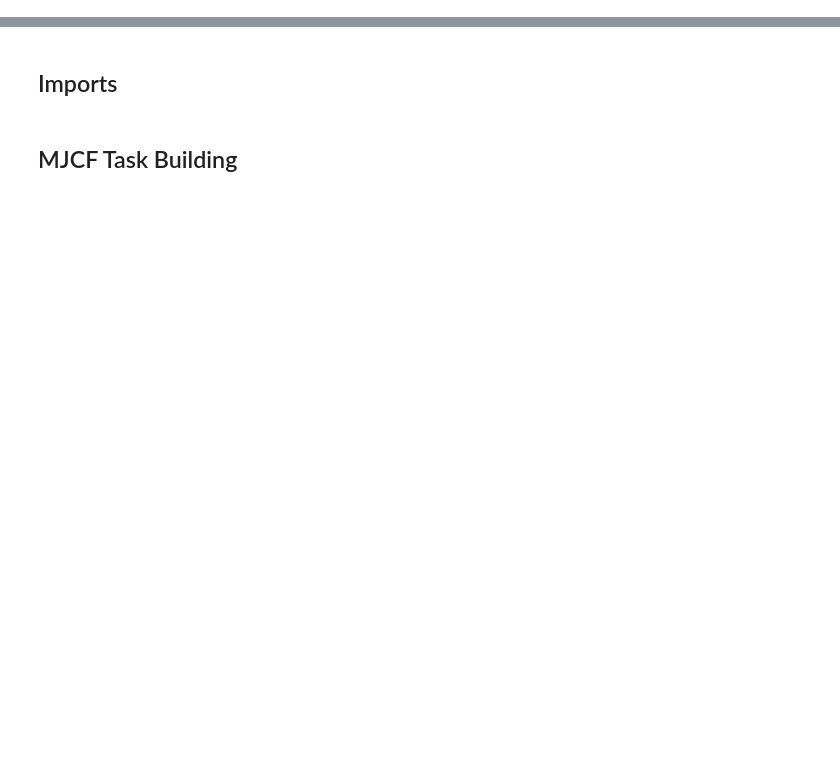
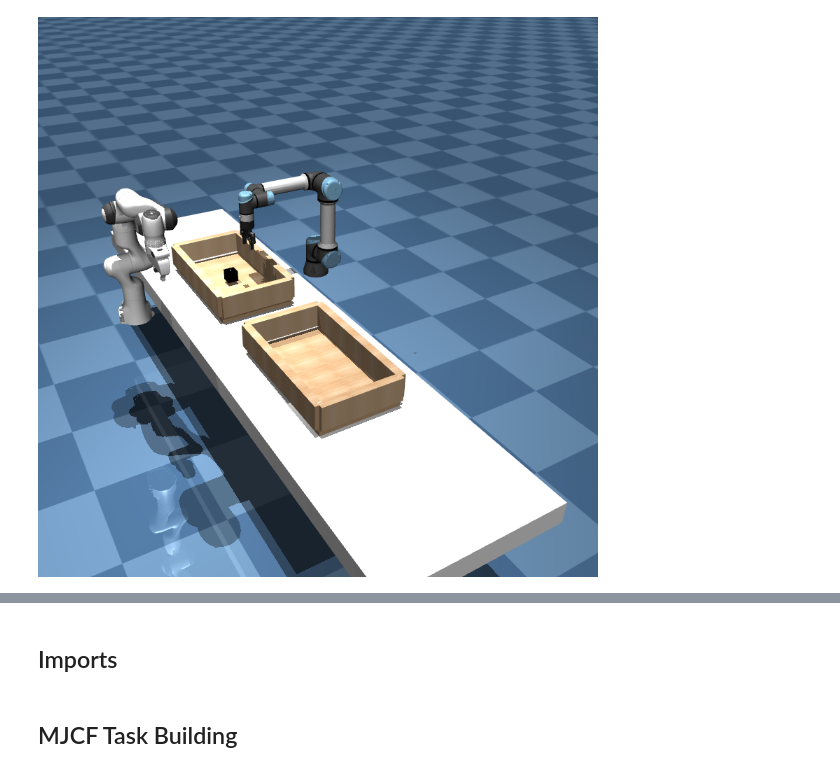
Before and after one commit to vignesh-anand/robot-collab-v2, a Jupyter notebook: multi-arm_demo.ipynb, the cells around one changed output, grey strips where cells are left out. Cells and saved outputs as stored; diff of their text form; code cells hidden in the pictures; blank space fills up the shorter version.

```diff
--- a/multi-arm_demo.ipynb
+++ b/multi-arm_demo.ipynb
@@ -0,0 +92,19 @@
+# %%
+sort_task=mjcf.RootElement(model='sort_task')
+sort_task.compiler.angle="radian"
+sort_task.compiler.autolimits="true"
+
+sort_task.visual.headlight.diffuse="0.6 0.6 0.6"
+sort_task.visual.headlight.ambient="0.1 0.1 0.1"
+sort_task.visual.headlight.specular="0 0 0"
+sort_task.visual.__getattr__('global').azimuth="0"
+sort_task.visual.__getattr__('global').elevation="-30"
+sort_task.visual.__getattr__('global').offwidth="1000"
+sort_task.visual.__getattr__('global').offheight="1000"
+sort_task.visual.quality.shadowsize="4096"
+
+# /home/adityadutt/Desktop/robot-collab-v2/rocobench/envs
+light_wood_texture=sort_task.asset.add('texture',file= root_dir + '/rocobench/envs/assets/objects/textures/light-wood.png',type="2d",name='tex-light-wood')
+light_wood=sort_task.asset.add('material',name='light-wood',reflectance=0.2,texrepeat="15 15",texture='tex-light-wood',texuniform='true')
+chequered = sort_task.asset.add('texture', type='2d', builtin='checker', width=300, height=300, rgb1=[.2, .3, .4], rgb2=[.3, .4, .5])
+groundplane = sort_task.asset.add('material', name='grid', texture=chequered, texrepeat=[2, 2], reflectance=.2)
@@ -0,0 +184,15 @@
+# %%
+#sort_task.contact.add('pair', name="milk_panda", geom1="panda1/panda_hand_collision", geom2="box_collision", margin="0.05")
+# sort_task.equality.add('weld',name='panda1_top',body1='box_top',body2='panda1/panda_palm',relpose='0 0 0 1 0 0 0',active='false')
+# sort_task.equality.add('weld',name='panda1_bottom',body1='box_bottom',body2='panda1/panda_palm',relpose='0 0 0 1 0 0 0',active='false')
+
+# sort_task.equality.add('weld',name='ur5e_top',body1='box_top',body2='ur5e/robotiq_tip',relpose='0 0 0 1 0 0 0',active='false')
+# sort_task.equality.add('weld',name='ur5e_bottom',body1='box_bottom',body2='ur5e/robotiq_tip',relpose='0 0 0 1 0 0 0',active='false')
+#sort_task.equality.add('weld',name='ur5e_top',body1='box_top',body2='ur5e/panda_palm',relpose='0 0 0 1 0 0 0',active='false')
+#sort_task.equality.add('weld',name='ur5e_bottom',body1='box_bottom',body2='ur5e/panda_palm',relpose='0 0 0 1 0 0 0',active='false')
+panda_qpos0='0 0 0 0 -1.57079 0 1.57079 -0.7853 0.04 0.04'
+ur5_qpos0='0 -1.5708 -1.5708 1.5708 -1.5708 -1.5708 0 0 0 0 0 0 0 0 0'
+box_qpos0='-0.5 0.5 0.22 0 0 0 0'
+panda_ctrl0='0 0 0 0 -1.57079 0 1.57079 -0.7853 255'
+ur5_ctrl0='0 1.5708 -1.5708 1.5708 -1.5708 -1.5708 0 0'
+sort_task.keyframe.add('key',name='home',qpos=panda_qpos0+' '+ur5_qpos0+' '+box_qpos0, ctrl=panda_ctrl0+' '+ur5_ctrl0)
@@ -0,0 +224,12 @@
+# %%
+physics=mjcf.Physics.from_mjcf_model(sort_task)
+physics.reset(0)
+#final_physics=mjcf.from_path('/home/vignesh/robot-collab_vig/rocobench/envs/assets/ur5e/ur5e_robotiq_full.xml')
+pixels=physics.render(width=800,height=800,camera_id=5)
+
+ctrl_shape=physics.data.ctrl.shape
+PIL.Image.fromarray(pixels)
+#print(physics.named.data.qpos)
+#print(physics.data.qvel.shape)
+# %% [output]
+[figure, added]
```
Also changed, not shown: parts of 41 cells of this notebook, 2 other files.
